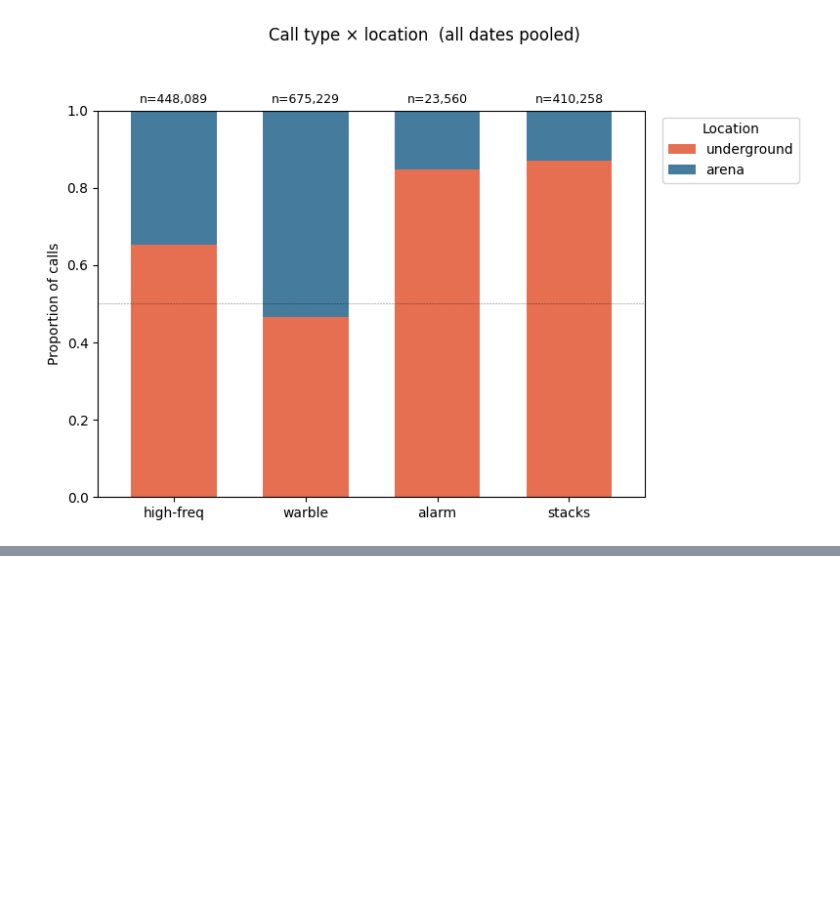
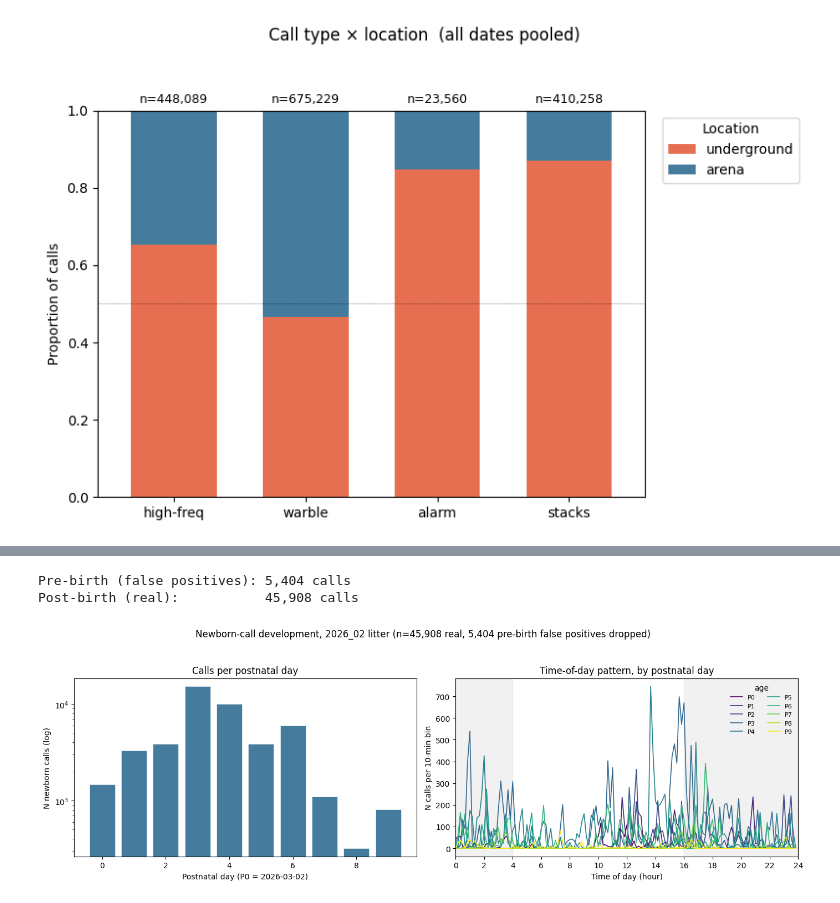
Before and after one commit to GilyGinosar/gerbil_vocalization_analysis, a Jupyter notebook: notebooks/explore_calls.ipynb, the cells around one changed output, grey strips where cells are left out. Cells and saved outputs as stored; diff of their text form; code cells hidden in the pictures; blank space fills up the shorter version.

```diff
--- a/notebooks/explore_calls.ipynb
+++ b/notebooks/explore_calls.ipynb
@@ -534,0 +458,78 @@ Total calls across all dates: 1,625,151
+# %%
+# Newborn-call development in 2026_02. Litter was born overnight between
+# 2026-03-01 and 2026-03-02 — day_in_experiment 13 is postnatal day 0.
+# Calls before then are classifier false positives and get dropped.
+
+BIRTH_DAY_IN_EXP = 13   # 2026-03-02 = postnatal day 0
+BIN_MIN          = 10   # minutes per bin for the time-of-day curve
+
+df = pd.read_parquet(PARQUET_DIR / "all_calls_2026_02.parquet")
+nb_all = df[df["event_type"] == "newborn"].copy()
+nb_all["age_days"] = nb_all["day_in_experiment"] - BIRTH_DAY_IN_EXP
+
+n_false_pos = int((nb_all["age_days"] < 0).sum())
+n_real      = int((nb_all["age_days"] >= 0).sum())
+print(f"Pre-birth (false positives): {n_false_pos:,} calls")
+print(f"Post-birth (real):           {n_real:,} calls")
+
+nb = nb_all[nb_all["age_days"] >= 0].copy()
+ages = sorted(nb["age_days"].unique())
+
+per_age = (
+    nb.groupby("age_days")["event_type"].size()
+      .rename("n_calls")
+      .reindex(ages, fill_value=0)
+)
+
+# Plot ---------------------------------------------------------------------
+fig, axes = plt.subplots(1, 2, figsize=(14, 4.5))
+
+# (1) Calls per postnatal day.
+ax = axes[0]
+ax.bar(per_age.index, per_age.values, color="#457B9D", edgecolor="white", linewidth=0.4)
+ax.set_yscale("log")
+ax.set_xlabel("Postnatal day (P0 = 2026-03-02)")
+ax.set_ylabel("N newborn calls (log)")
+ax.set_title("Calls per postnatal day")
+
+# (2) Time-of-day pattern, one line per postnatal day, BIN_MIN-min bins.
+ax = axes[1]
+ts = nb["start_time_real"]
+nb["bin_min"] = ((ts.dt.hour * 60 + ts.dt.minute) // BIN_MIN) * BIN_MIN
+
+cmap = plt.get_cmap("viridis")
+colors = [cmap(i / max(1, len(ages) - 1)) for i in range(len(ages))]
+
+for age, color in zip(ages, colors):
+    sub = nb[nb["age_days"] == age]
+    counts = sub.groupby("bin_min").size()
+    counts = counts.reindex(np.arange(0, 24 * 60, BIN_MIN), fill_value=0)
+    ax.plot(counts.index / 60, counts.values, color=color, linewidth=1.2,
+            label=f"P{int(age)}")
+
+LIGHT_START, LIGHT_END = LIGHT_OVERRIDES.get("2026_02", LIGHT_DEFAULT)
+if LIGHT_START < LIGHT_END:
+    ax.axvspan(0, LIGHT_START, color="lightgray", alpha=0.3, zorder=0)
+    ax.axvspan(LIGHT_END, 24,   color="lightgray", alpha=0.3, zorder=0)
+else:
+    ax.axvspan(LIGHT_END, LIGHT_START, color="lightgray", alpha=0.3, zorder=0)
+
+ax.set_xlim(0, 24)
+ax.set_xticks(range(0, 25, 2))
+ax.set_xlabel("Time of day (hour)")
+ax.set_ylabel(f"N calls per {BIN_MIN}-min bin")
+ax.set_title("Time-of-day pattern, by postnatal day")
+ax.legend(fontsize=8, ncol=2, loc="upper right", title="age", frameon=False)
+
+fig.suptitle(
+    f"Newborn-call development, 2026_02 litter "
+    f"(n={n_real:,} real, {n_false_pos:,} pre-birth false positives dropped)",
+    fontsize=12, y=1.04,
+)
+fig.tight_layout()
+save_fig(fig, "newborn_development_2026_02")
+plt.show()
+# %% [output]
+Pre-birth (false positives): 5,404 calls
+Post-birth (real):           45,908 calls
+[figure, added]
```
Also changed, not shown: parts of 7 cells of this notebook.
